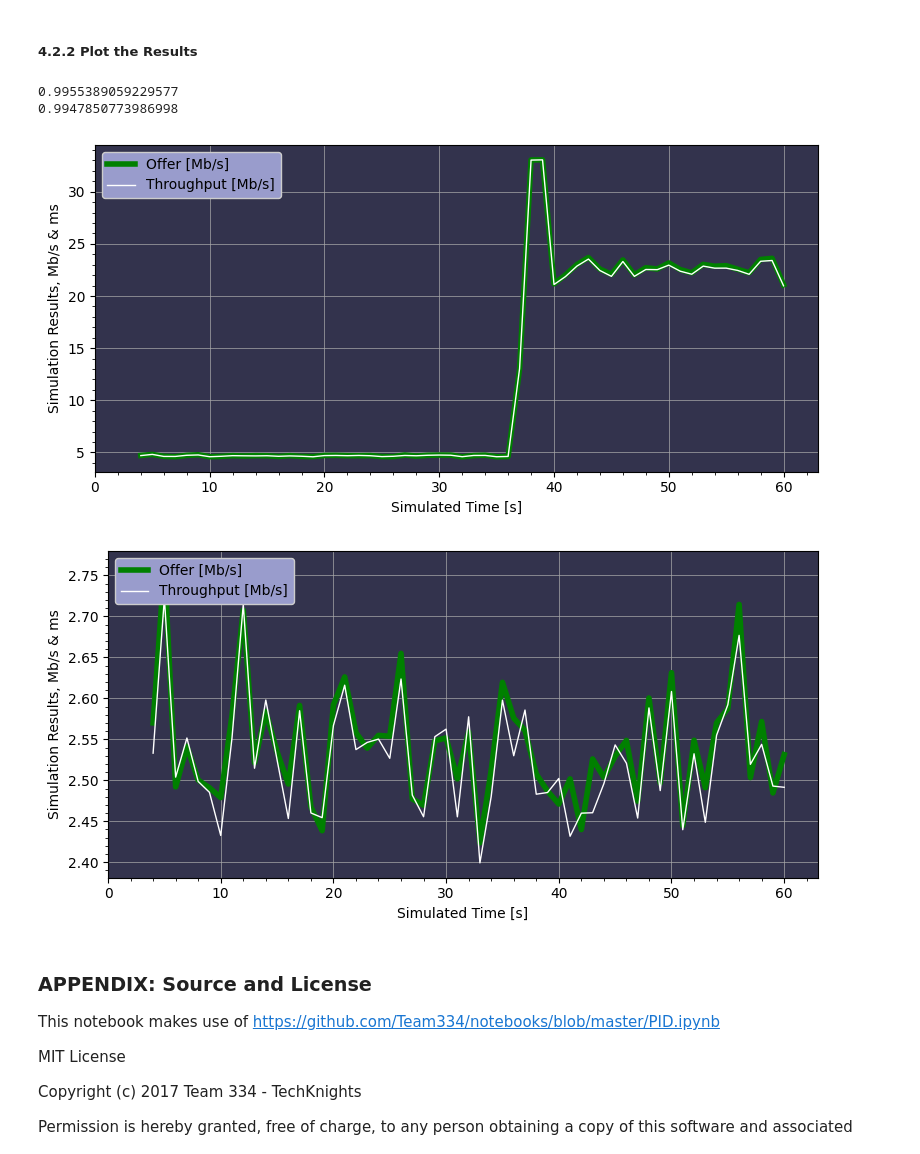
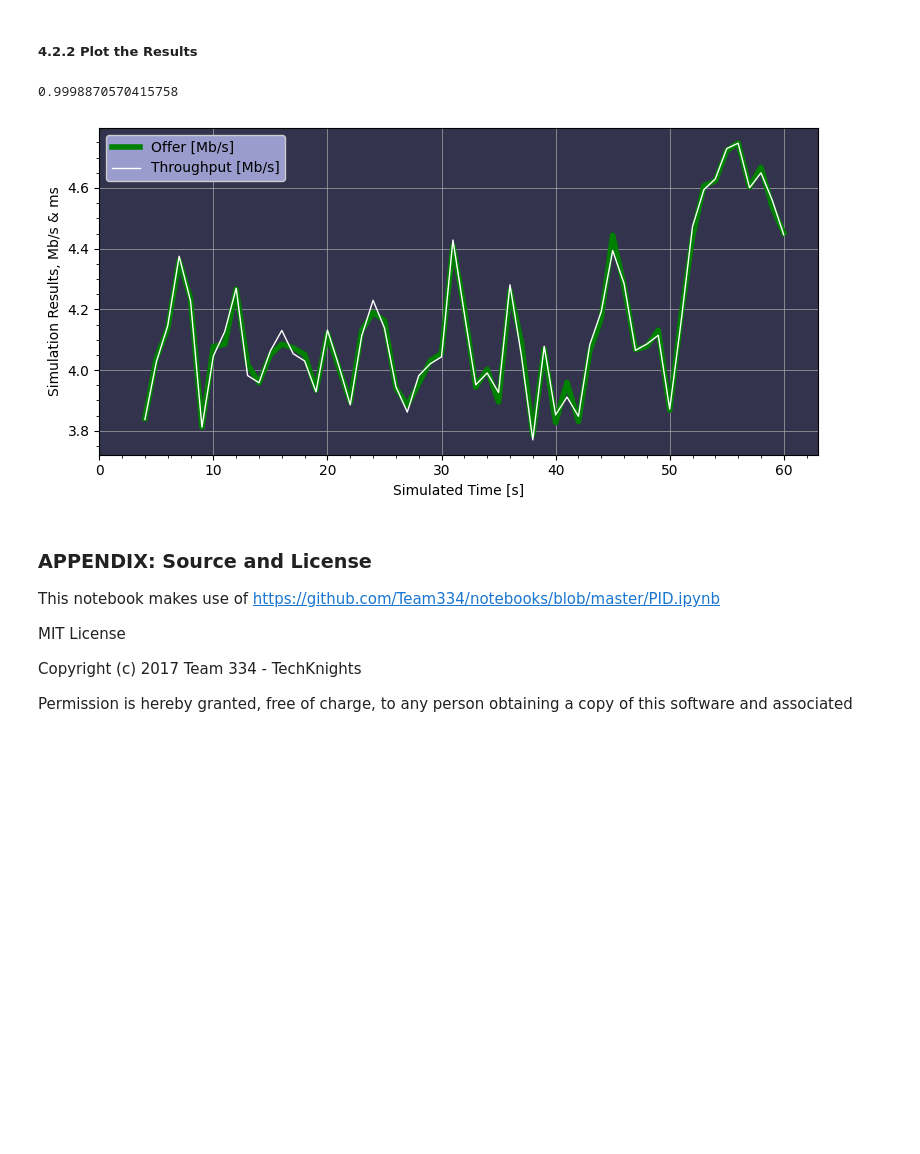
Before and after one commit to SchnitzelBeef/MobComp08, a Jupyter notebook: PidController.ipynb, the cells around one changed output. Cells and saved outputs as stored; diff of their text form; code cells hidden in the pictures; blank space fills up the shorter version.

```diff
--- a/PidController.ipynb
+++ b/PidController.ipynb
@@ -73,51 +73,40 @@ Running scenario jemula802/scenarios/ETH_Course/MobComp_assignment08.xml
 def plot_thrp_offer(result_total_offer, result_total_thrp):
     fig, ax = plt.subplots(figsize=(8, 4))
     theLineWidth = 2
     ax.cla()
     ax.grid(color="#AAAAAA", linewidth=.5, linestyle='-', alpha=1)
     ax.axis([None, None, None, None])
     ax.set_facecolor((.2, 0.2, 0.3))
     plt.xlim(0, np.max(result_total_offer.iloc[:, 0]) / 1000 * 1.05)  # Set x-axis limits
     #plt.ylim(0, ylim)  # Set y-axis limits
     plt.xlabel('Simulated Time [s]')
     plt.ylabel('Simulation Results, Mb/s & ms')
     plt.grid(True)  # Turn on the grid
     plt.minorticks_on()  # Enable minor ticks
 
     plt.plot(result_total_offer.iloc[:, 0] / 1000, result_total_offer.iloc[:, 6], '-', color='g', linewidth=4, label='Offer [Mb/s]')
     plt.plot(result_total_thrp.iloc[:, 0] / 1000, result_total_thrp.iloc[:, 6], '-', color='w', linewidth=1, label='Throughput [Mb/s]')
     plt.legend(loc="upper left", fancybox=True, framealpha=1, facecolor=(.6, 0.61, 0.8))
     plt.tight_layout()
 
 
 import os
-if os.path.isdir("Results"):
-    os.chdir("Results")
+if os.path.isdir("Results\\TitTatBlaster3000_randomMOD"):
+    os.chdir("Results\\TitTatBlaster3000_randomMOD")
 
-# Plot our stations total througput
-result_total_offer = pd.read_csv("random_TitTatBlaster3000\\total_offer.csv", skiprows=2)
-result_total_thrp = pd.read_csv("random_TitTatBlaster3000\\total_thrp.csv", skiprows=2)
-
-plot_thrp_offer(result_total_offer, result_total_thrp)
-
-result_total_thrp_corr = np.array([0 if pd.isna(x) else x for x in  np.asarray(result_total_thrp)[:, 6]])
-print(sum(result_total_thrp_corr) / sum(np.asarray(result_total_offer)[:, 6]))
-
-# Plot adversary stations total througput
-result_total_offer = pd.read_csv("random_random\\total_offer.csv", skiprows=2)
-result_total_thrp = pd.read_csv("random_random\\total_thrp.csv", skiprows=2)
+# Plot total througput
+result_total_offer = pd.read_csv("total_offer.csv", skiprows=2)
+result_total_thrp = pd.read_csv("total_thrp.csv", skiprows=2)
 
 plot_thrp_offer(result_total_offer, result_total_thrp)
 
 result_total_thrp_corr = np.array([0 if pd.isna(x) else x for x in  np.asarray(result_total_thrp)[:, 6]])
 print(sum(result_total_thrp_corr) / sum(np.asarray(result_total_offer)[:, 6]))
 
 os.chdir(ROOT_DIR)
 # %% [output]
-0.9955389059229577
-0.9947850773986998
+0.9998870570415758
-[figure, old version]
+[figure, new version]
-[figure, removed]
 # %% [markdown]
 ### APPENDIX: Source and License
 
```
Also changed, not shown: parts of 3 cells of this notebook, 47 other files.
